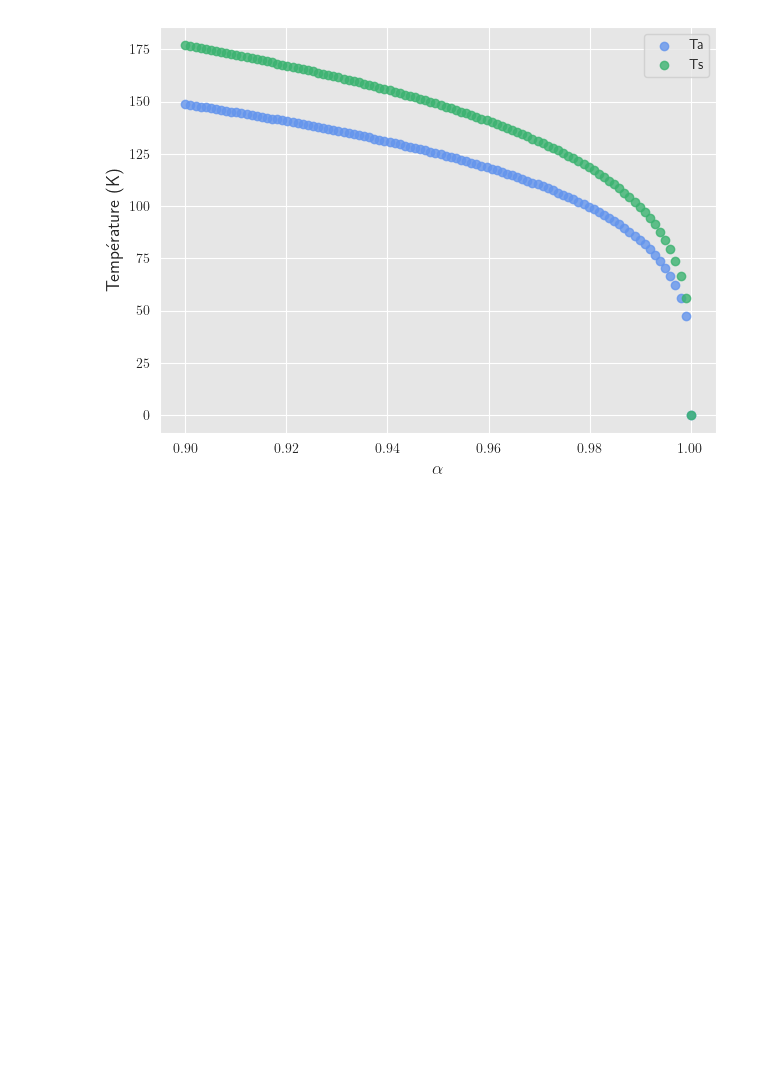
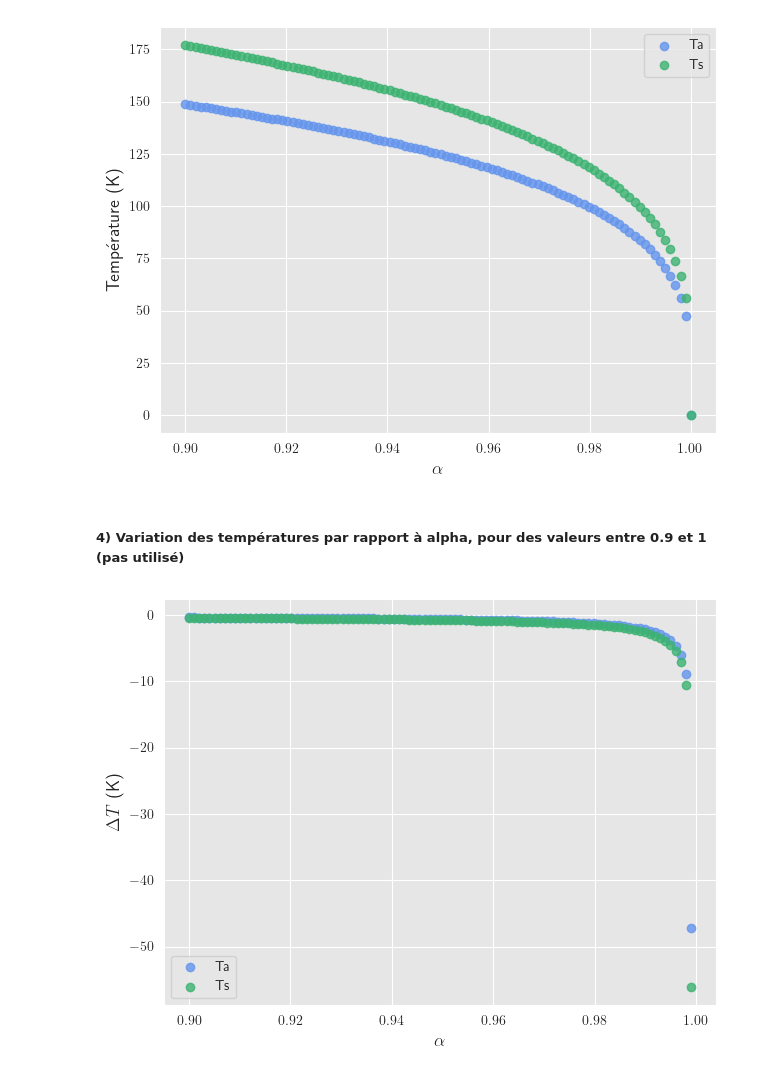
Before and after one commit to evecastonguay/laboratoire3, a Jupyter notebook: modèle0D.ipynb, the cells around one changed output. Cells and saved outputs as stored; diff of their text form; code cells hidden in the pictures; blank space fills up the shorter version.

```diff
--- a/modèle0D.ipynb
+++ b/modèle0D.ipynb
@@ -169,3 +204,49 @@ plt.savefig('/Users/evecastonguay/Desktop/Labo/E_03/Figures/1_3.png',dpi=500)
 plt.show()
 # %% [output]
 [figure]
+# %% [markdown]
+##### 4) Variation des températures par rapport à alpha, pour des valeurs entre 0.9 et 1 (pas utilisé)
+# %%
+## 1) définir les constantes
+S0 = 1365 # constante solaire, W/m2
+R = 6378e3 # rayon de la Terre, m
+epsilon_s = 1 # émissivité du sol (Terre)
+sigma = 5.67e-8 # constante de Boltzmann, W m-2 K-4
+epsilon_a = 0.77 # émissivité de l'atmosphère
+
+## 2) définir un vecteur d'alpha
+pas_de_temps = 0.001
+#alpha = np.arange(0.9,1+pas_de_temps,pas_de_temps)
+alpha = np.linspace(0.9,1,num=100)
+
+"""erreur = [0,0.001,0.01,0.1]
+for e in erreur:
+    alpha.append(e+0.3)"""
+
+## 3) valeurs de T_s
+T_s = []
+for a in alpha:
+    t = ( ((1-a)*S0)/(4*sigma*(epsilon_s-epsilon_a/2)) ) ** 0.25
+    T_s.append(t)
+
+## 4) valeurs de T_a
+T_a = []
+for i in T_s:
+    t = ((epsilon_s*i**4)/2) ** 0.25
+    T_a.append(t)
+
+## 5) graphique
+sns.set_style("darkgrid", {"axes.facecolor": "0.9"})
+fig, ax = plt.subplots()
+ax.scatter(alpha[:-1],np.diff(T_a),color='cornflowerblue',alpha=0.8,label='Ta')
+ax.scatter(alpha[:-1],np.diff(T_s),color='mediumseagreen',alpha=0.8,label='Ts')
+
+ax.legend()
+ax.set_xlabel(r"$\alpha$",fontsize=13)
+ax.set_ylabel(r"$\Delta T$ (K)",fontsize=13)
+
+plt.tight_layout()
+plt.savefig('/Users/evecastonguay/Desktop/Labo/E_03/Figures/1_4.png',dpi=500)
+plt.show()
+# %% [output]
+[figure, added]
```
Also changed, not shown: parts of 2 cells of this notebook.
